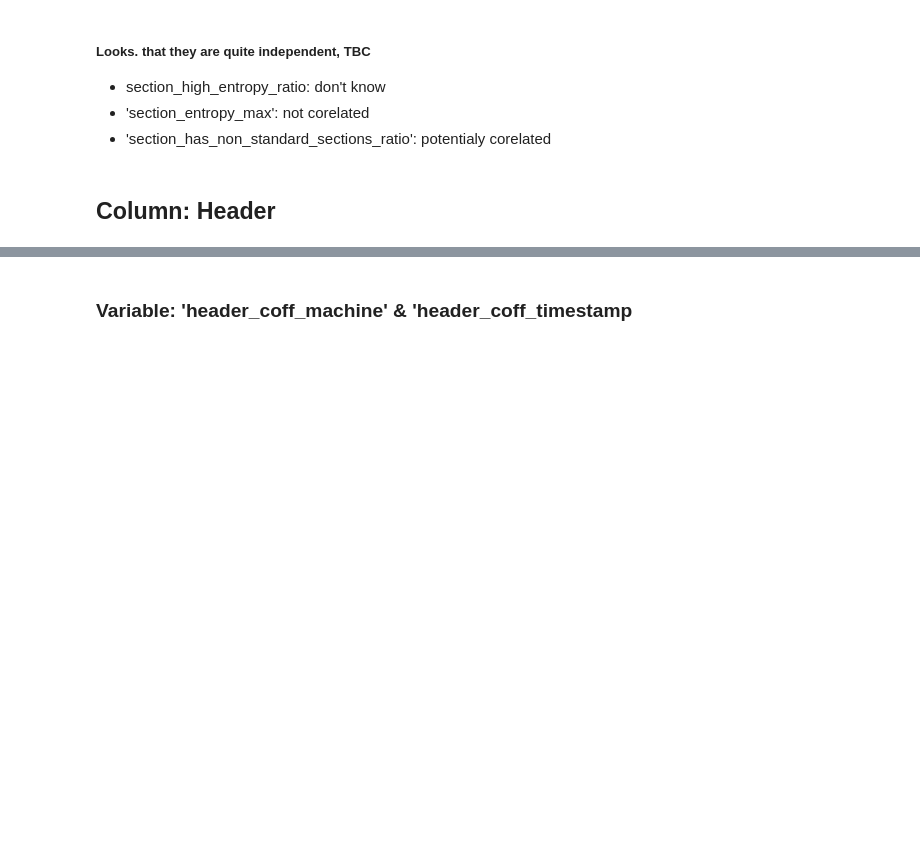
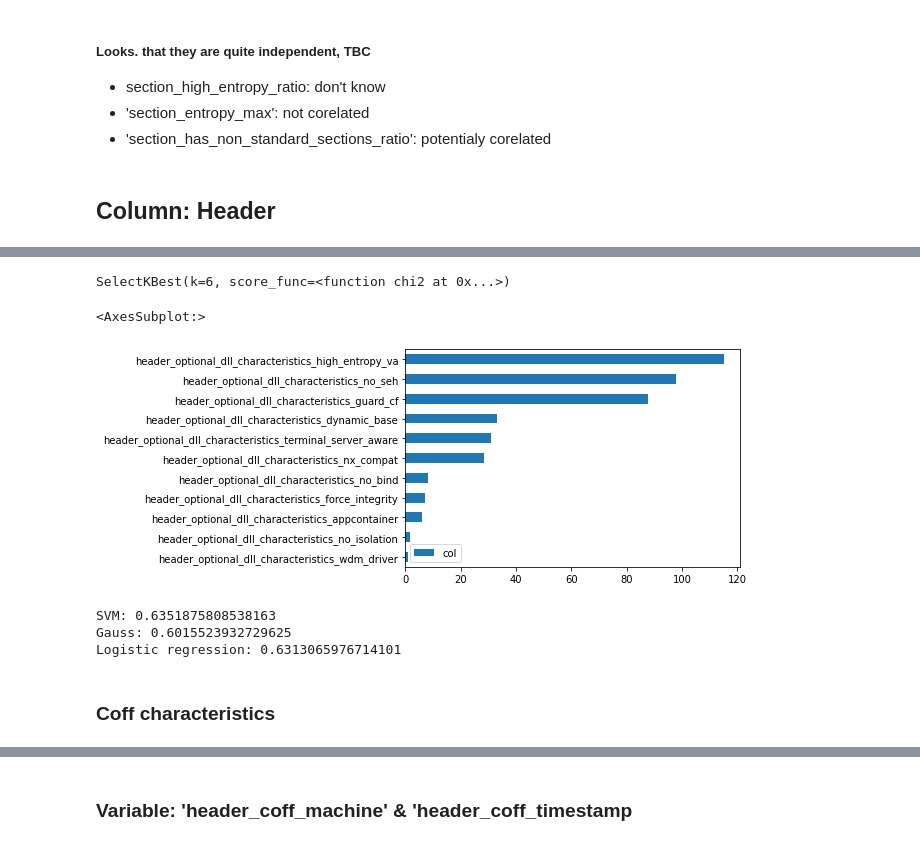
Before and after one commit to patrycjapiechowicz/cybersec, a Jupyter notebook: notebooks/Feature Selection - header, sections.ipynb, the cells around one changed output, grey strips where cells are left out. Saved outputs shown, nothing was run; the diff lists cells and outputs as text; code cells hidden in the pictures; blank space fills up the shorter version.

```diff
--- a/notebooks/Feature Selection - header, sections.ipynb
+++ b/notebooks/Feature Selection - header, sections.ipynb
@@ -542,0 +591,5 @@ encode = ['header_coff_machine','header_optional_subsystem','header_optional_mag
+# %%
+chi_selector = SelectKBest(chi2, k=6)
+chi_selector.fit(optional, df_r.label)
+# %% [output]
+SelectKBest(k=6, score_func=<function chi2 at 0x...>)
@@ -542,0 +598,12 @@ encode = ['header_coff_machine','header_optional_subsystem','header_optional_mag
+# %%
+# labels = props_all.iloc[:,chi_support].columns
+labels = optional.columns
+# %%
+values = chi_selector.scores_
+# %%
+scores = pd.DataFrame(values, index=labels, columns = ['col'])
+# %%
+scores.sort_values('col',ascending = True).plot(kind='barh')
+# %% [output]
+<AxesSubplot:>
+[figure, added]
@@ -542,0 +612,17 @@ encode = ['header_coff_machine','header_optional_subsystem','header_optional_mag
+# %%
+X_train, X_test, y_train, y_test = train_test_split(optional.iloc[:,chi_support], df_r.label, test_size=0.2, random_state=42)
+clf= SVC()
+clf.fit(X_train, y_train)
+print( 'SVM:', accuracy_score(y_test,clf.predict(X_test)))
+clf2 =  GaussianNB()
+clf2.fit(X_train, y_train)
+print( 'Gauss:', accuracy_score(y_test,clf2.predict(X_test)))
+clf3 =  LogisticRegression()
+clf3.fit(X_train, y_train)
+print( 'Logistic regression:', accuracy_score(y_test,clf3.predict(X_test)))
+# %% [output]
+SVM: 0.6351875808538163
+Gauss: 0.6015523932729625
+Logistic regression: 0.6313065976714101
+# %% [markdown]
+### Coff characteristics
```
Also changed, not shown: parts of 47 cells of this notebook.
